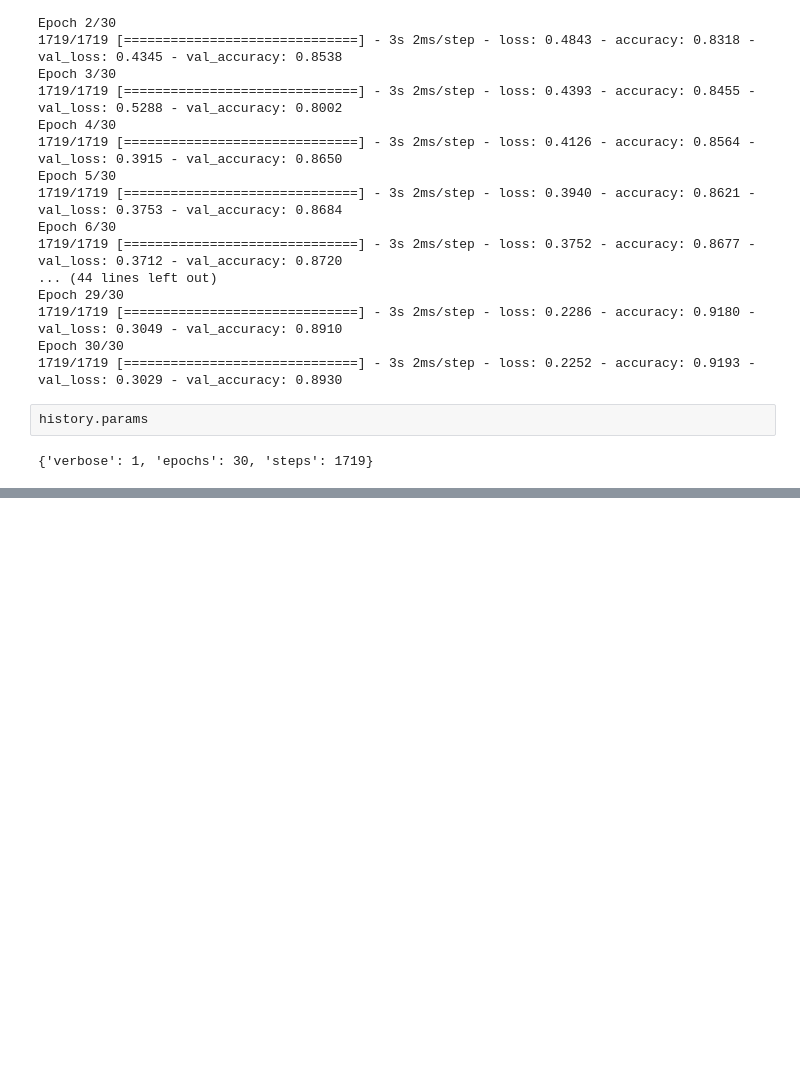
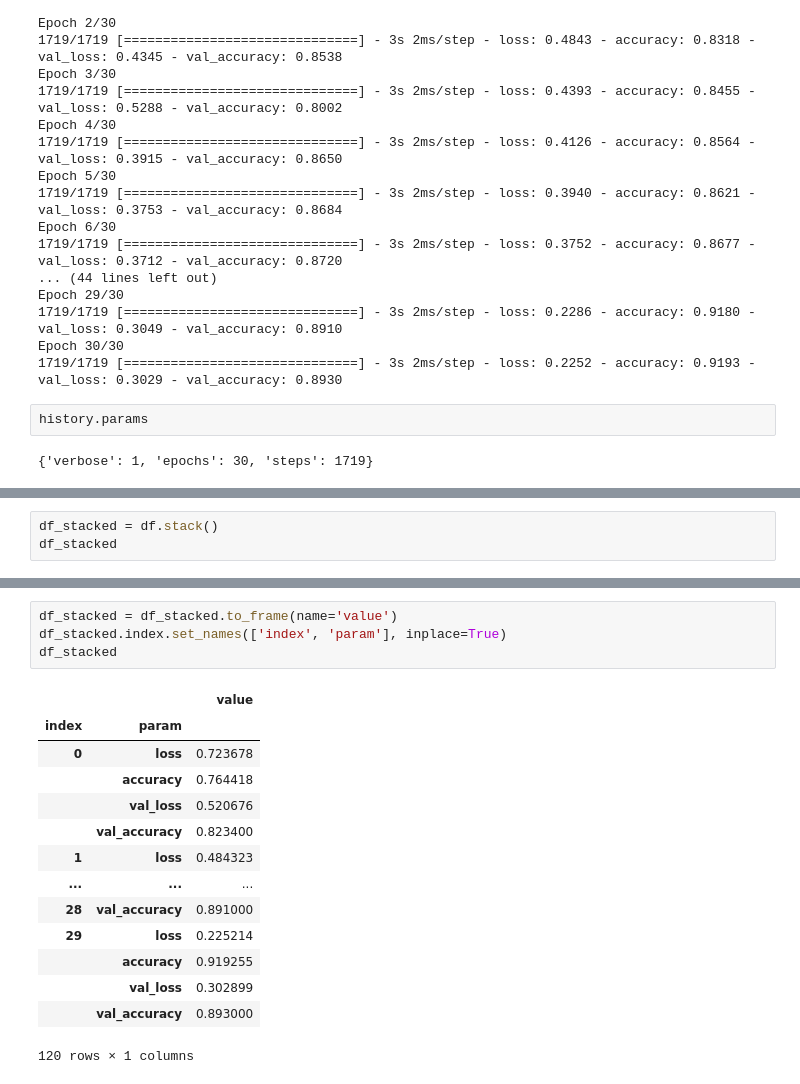
Before and after one commit to hopezh/learn_hands_on_ML_v2, a Jupyter notebook: ch10_intro_neural_network.ipynb, the cells around one changed output, grey strips where cells are left out. Drawn from its saved outputs; the diff is of its cells as text; blank space fills up the shorter version.

```diff
--- a/ch10_intro_neural_network.ipynb
+++ b/ch10_intro_neural_network.ipynb
@@ -408,0 +449,3 @@ history.params
+# %%
+df_stacked = df.stack()
+df_stacked
@@ -408,0 +465,19 @@ history.params
+# %%
+df_stacked = df_stacked.to_frame(name='value')
+df_stacked.index.set_names(['index', 'param'], inplace=True)
+df_stacked
+# %% [output]
+|  |  | value |
+| index | param |  |
+| 0 | loss | 0.723678 |
+|  | accuracy | 0.764418 |
+|  | val_loss | 0.520676 |
+|  | val_accuracy | 0.823400 |
+| 1 | loss | 0.484323 |
+| ... | ... | ... |
+| 28 | val_accuracy | 0.891000 |
+| 29 | loss | 0.225214 |
+|  | accuracy | 0.919255 |
+|  | val_loss | 0.302899 |
+|  | val_accuracy | 0.893000 |
+120 rows × 1 columns
```
Also changed, not shown: parts of 6 cells of this notebook, 1 other file.
